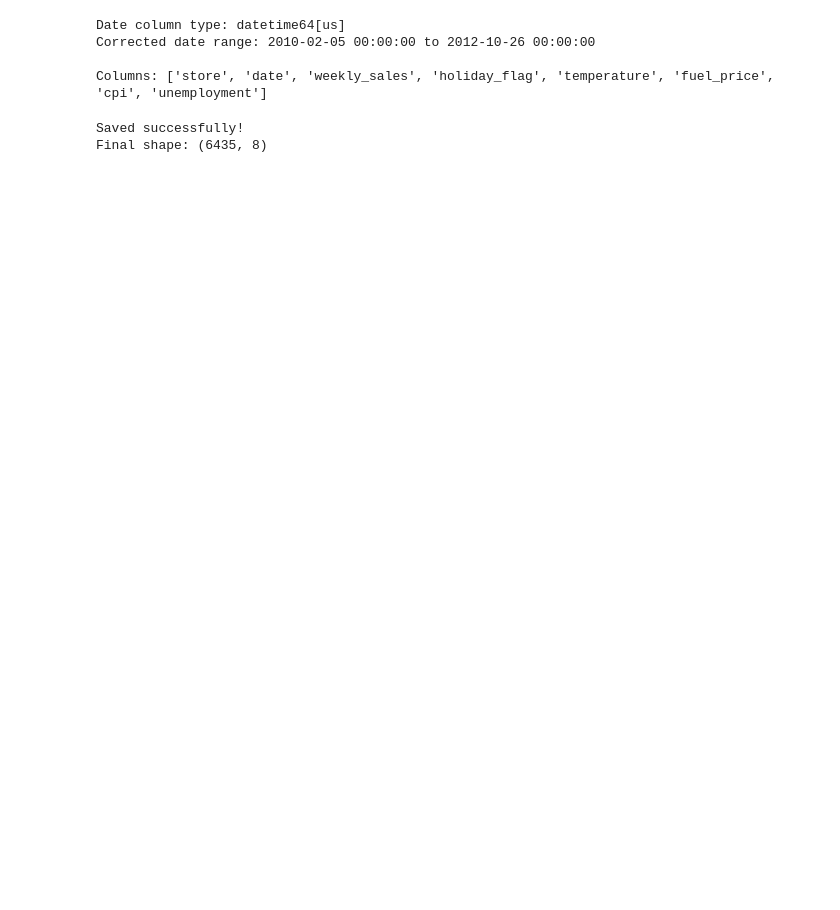
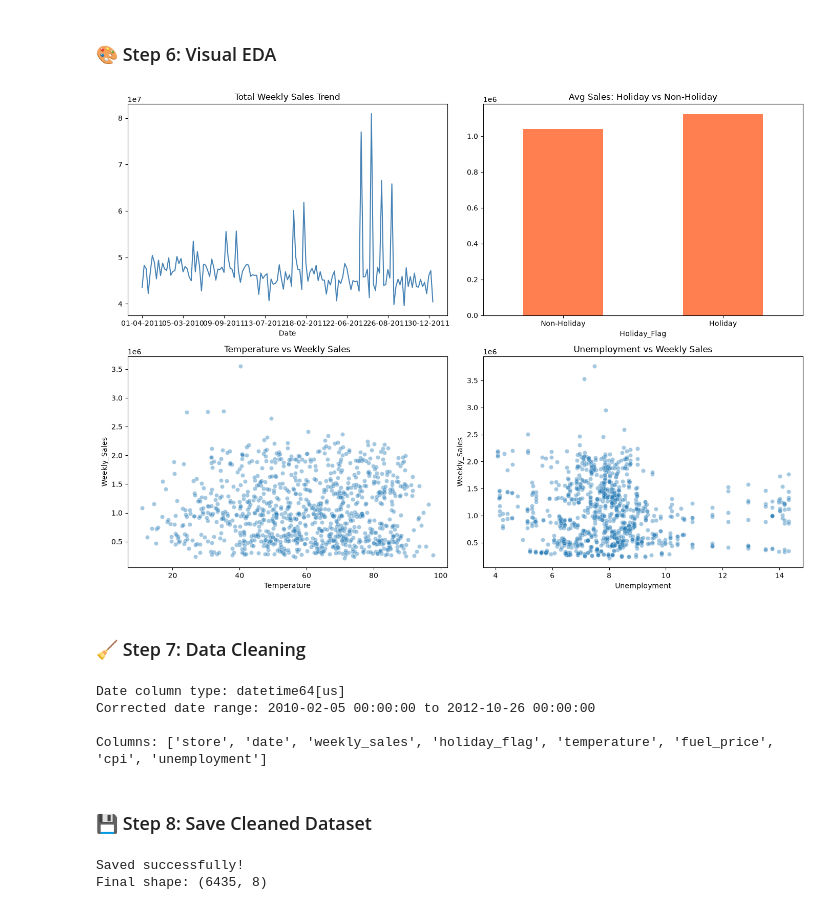
Before and after one commit to springboardmentor12233a-tech/PricePilot-AI-, a Jupyter notebook: notebooks/eda_walmart_sales.ipynb, the cells around one changed output. Saved outputs shown, nothing was run; the diff lists cells and outputs as text; code cells hidden in the pictures; blank space fills up the shorter version.

```diff
--- a/notebooks/eda_walmart_sales.ipynb
+++ b/notebooks/eda_walmart_sales.ipynb
@@ -85,24 +129,49 @@ Date range: 01-04-2011 to 31-12-2010
+# %%
+display(Markdown("### 🎨 Step 6: Visual EDA"))
+
+fig, axes = plt.subplots(2, 2, figsize=(14, 10))
+
+df4.groupby('Date')['Weekly_Sales'].sum().plot(ax=axes[0,0], color='steelblue')
+axes[0,0].set_title('Total Weekly Sales Trend')
+
+df4.groupby('Holiday_Flag')['Weekly_Sales'].mean().plot(kind='bar', ax=axes[0,1], color='coral')
+axes[0,1].set_title('Avg Sales: Holiday vs Non-Holiday')
+axes[0,1].set_xticklabels(['Non-Holiday', 'Holiday'], rotation=0)
+
+sns.scatterplot(data=df4.sample(1000), x='Temperature', y='Weekly_Sales', alpha=0.4, ax=axes[1,0])
+axes[1,0].set_title('Temperature vs Weekly Sales')
+
+sns.scatterplot(data=df4.sample(1000), x='Unemployment', y='Weekly_Sales', alpha=0.4, ax=axes[1,1])
+axes[1,1].set_title('Unemployment vs Weekly Sales')
+
+plt.tight_layout()
+plt.show()
+# %% [output]
+### 🎨 Step 6: Visual EDA
+[figure, added]
 # %%
-# Convert Date column to proper datetime (format is DD-MM-YYYY)
+display(Markdown("### 🧹 Step 7: Data Cleaning"))
+
 df4['Date'] = pd.to_datetime(df4['Date'], format='%d-%m-%Y')
-
-# Standardize column names (lowercase)
 df4.columns = df4.columns.str.lower()
 
-# Verify the fix
 print("Date column type:", df4['date'].dtype)
 print("Corrected date range:", df4['date'].min(), "to", df4['date'].max())
 print("\nColumns:", list(df4.columns))
 # %% [output]
+### 🧹 Step 7: Data Cleaning
 Date column type: datetime64[us]
 Corrected date range: 2010-02-05 00:00:00 to 2012-10-26 00:00:00
 
 Columns: ['store', 'date', 'weekly_sales', 'holiday_flag', 'temperature', 'fuel_price', 'cpi', 'unemployment']
 # %%
+display(Markdown("### 💾 Step 8: Save Cleaned Dataset"))
+
 df4.to_csv(r"C:\Users\sobhi\Downloads\PRICEPIOLET AI\data\processed_data\walmart_sales_clean.csv", index=False)
 
 print("Saved successfully!")
 print("Final shape:", df4.shape)
 # %% [output]
+### 💾 Step 8: Save Cleaned Dataset
 Saved successfully!
 Final shape: (6435, 8)
```
Also changed, not shown: parts of 14 cells of this notebook, 6 other files.
